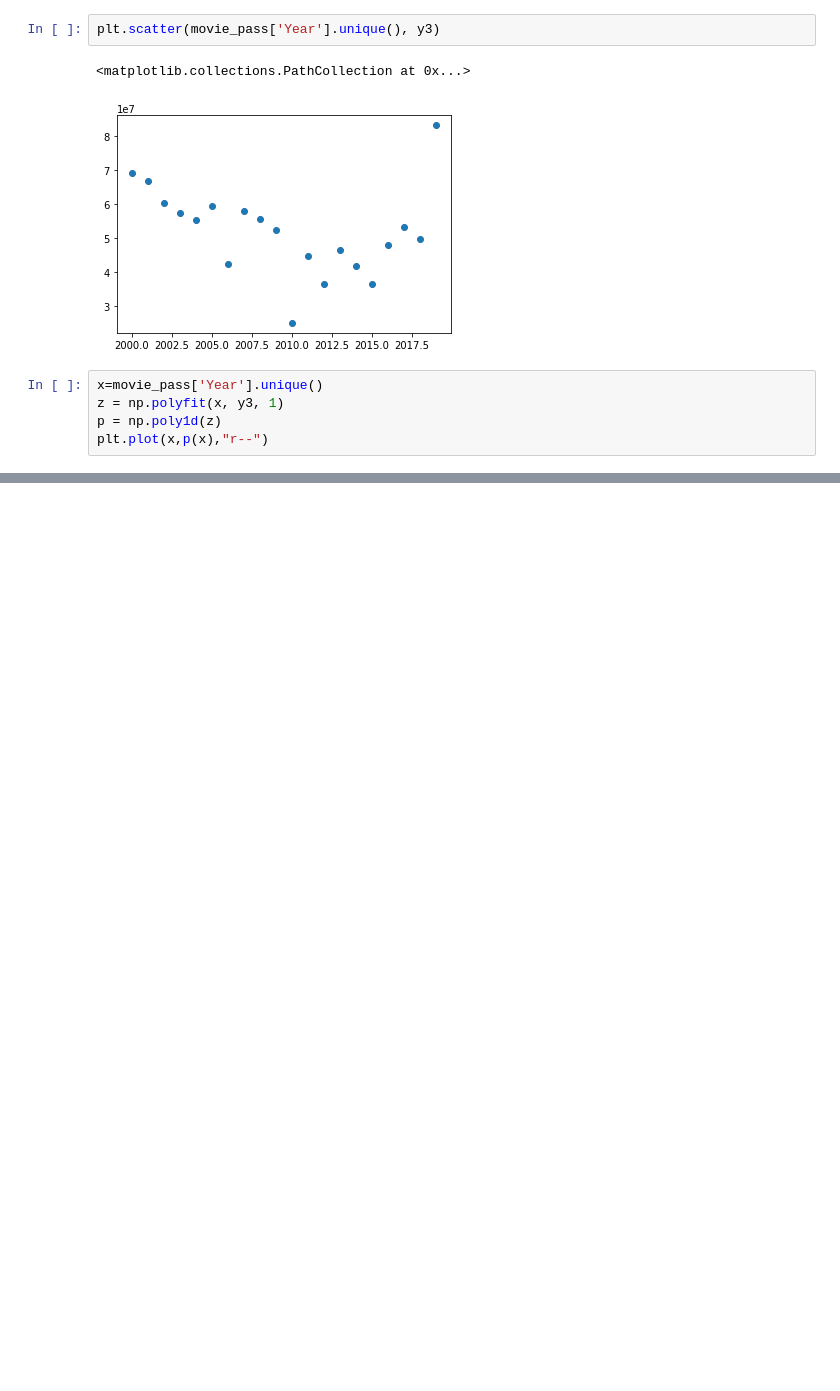
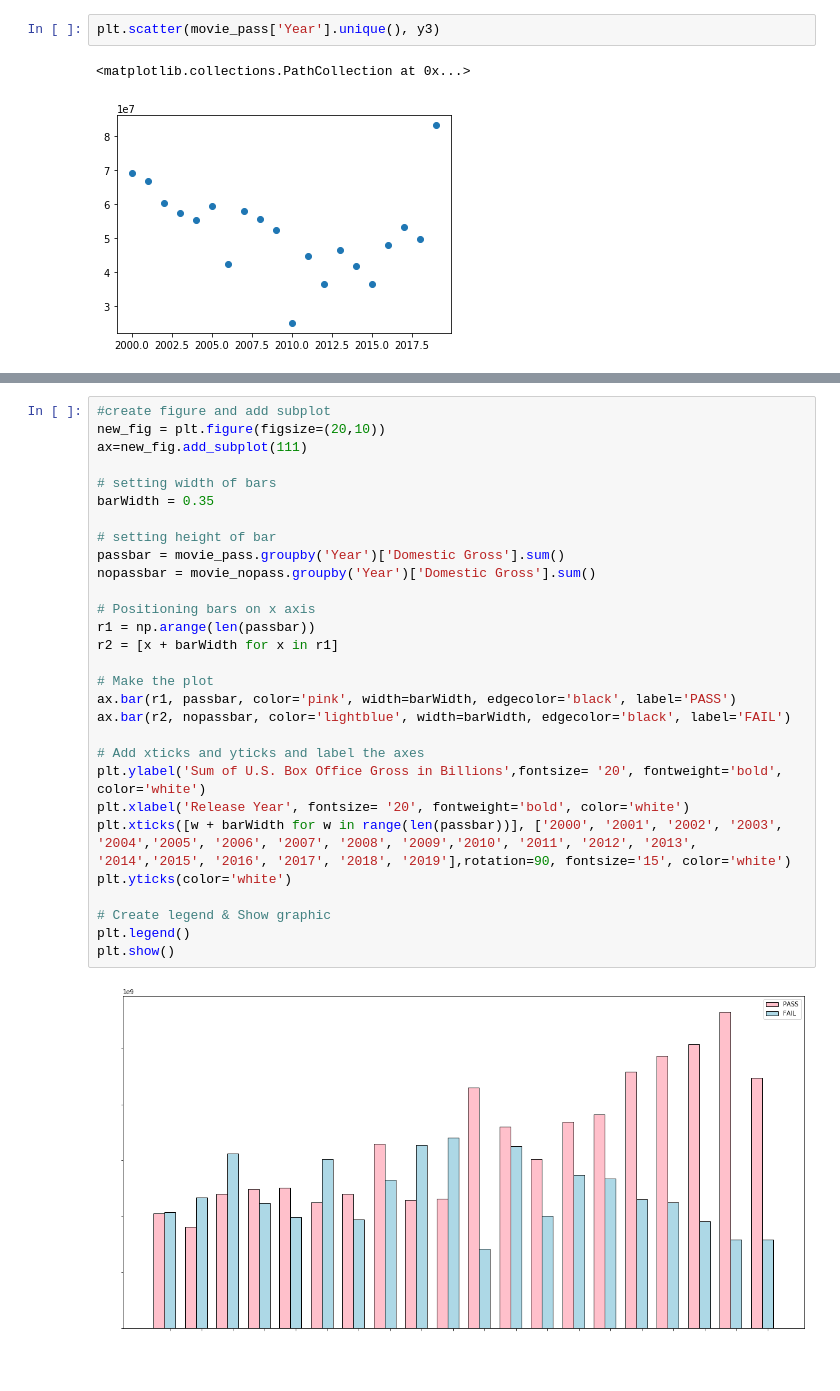
Before and after one commit to amdrexler23/module1mediaproject, a Jupyter notebook: student.ipynb, the cells around one changed output, grey strips where cells are left out. Drawn from its saved outputs; the diff is of its cells as text; blank space fills up the shorter version.

```diff
--- a/student.ipynb
+++ b/student.ipynb
@@ -364,8 +212,3 @@ plt.scatter(movie_pass['Year'].unique(), y3)
 # %% [output]
 <matplotlib.collections.PathCollection at 0x...>
 [figure]
-# %%
-x=movie_pass['Year'].unique()
-z = np.polyfit(x, y3, 1)
-p = np.poly1d(z)
-plt.plot(x,p(x),"r--")
@@ -399,0 +275,31 @@ Name: Domestic Gross, dtype: float64
+# %%
+#create figure and add subplot
+new_fig = plt.figure(figsize=(20,10))
+ax=new_fig.add_subplot(111)
+
+# setting width of bars
+barWidth = 0.35
+
+# setting height of bar
+passbar = movie_pass.groupby('Year')['Domestic Gross'].sum()
+nopassbar = movie_nopass.groupby('Year')['Domestic Gross'].sum()
+
+# Positioning bars on x axis
+r1 = np.arange(len(passbar))
+r2 = [x + barWidth for x in r1]
+
+# Make the plot
+ax.bar(r1, passbar, color='pink', width=barWidth, edgecolor='black', label='PASS')
+ax.bar(r2, nopassbar, color='lightblue', width=barWidth, edgecolor='black', label='FAIL')
+
+# Add xticks and yticks and label the axes
+plt.ylabel('Sum of U.S. Box Office Gross in Billions',fontsize= '20', fontweight='bold', color='white')
+plt.xlabel('Release Year', fontsize= '20', fontweight='bold', color='white')
+plt.xticks([w + barWidth for w in range(len(passbar))], ['2000', '2001', '2002', '2003', '2004','2005', '2006', '2007', '2008', '2009','2010', '2011', '2012', '2013', '2014','2015', '2016', '2017', '2018', '2019'],rotation=90, fontsize='15', color='white')
+plt.yticks(color='white')
+
+# Create legend & Show graphic
+plt.legend()
+plt.show()
+# %% [output]
+[figure, added]
```
Also changed, not shown: parts of 42 cells of this notebook.
